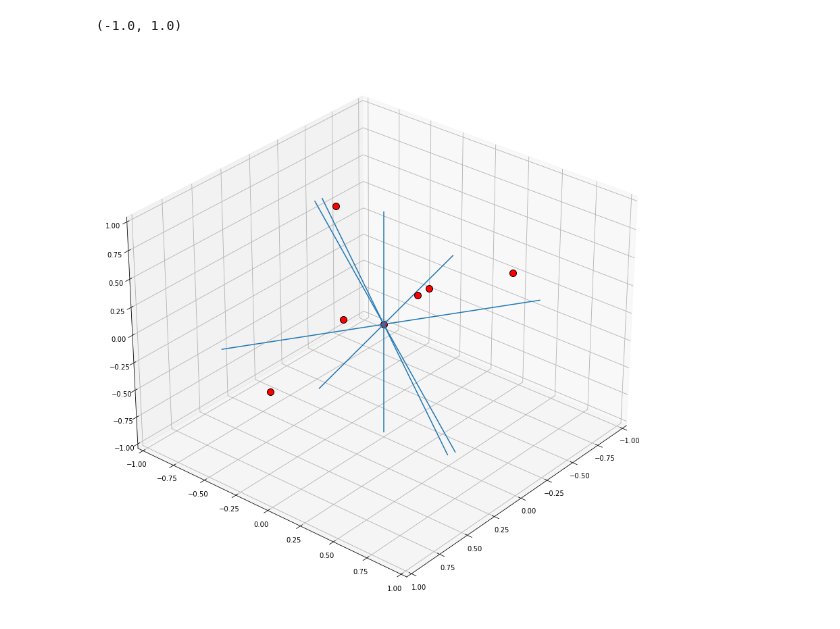
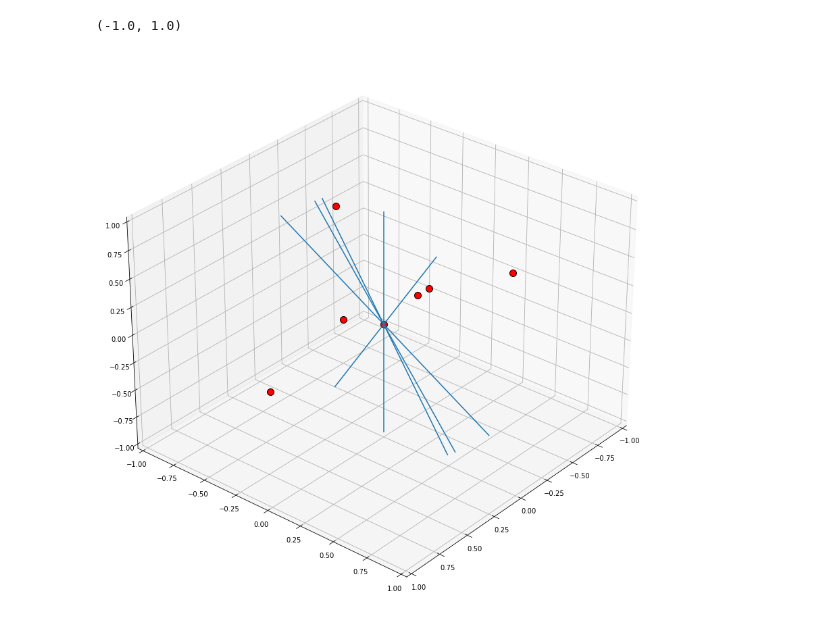
Before and after one commit to StevenVC/PajkosSummerResearch, a Jupyter notebook: programs/Axis of rotation Testing.ipynb, the cells around one changed output. Cells and saved outputs as stored; diff of their text form; code cells hidden in the pictures.

```diff
--- a/programs/Axis of rotation Testing.ipynb
+++ b/programs/Axis of rotation Testing.ipynb
@@ -63,32 +63,32 @@ p2 = np.array([7,3,6])
 p3 = np.array([3,6,8])
 p6 = np.array([-3,-5,3])
 p4 = np.array([1,0,0])
 p5 = np.array([-1,0.2,0])
 
-pointArray = np.array([p1,p2,p3,p6,p4,p5])
+pointArray = np.array([p1,p2,p3,p4,p5,p6])
 
 pointArrayNormalized = normalizeVector(pointArray)
 
 xSet = pointArrayNormalized[:,0]
 ySet = pointArrayNormalized[:,1]
 zSet = pointArrayNormalized[:,2]
 
 rotAxis = genNormalizedRotationVectorSep(xSet,ySet,zSet)
 line_segments = Line3DCollection(np.stack((rotAxis,-1*rotAxis),axis=1))
 
 fig = plt.figure(figsize = (15,15))
 ax = fig.add_subplot(111, projection='3d')
 
 ax.scatter(0,0,0,s=100, c = 'red', edgecolors = 'black')
 ax.scatter(xSet, ySet, zSet, s=100, c = 'red', edgecolors = 'black', depthshade = False)
 ax.add_collection3d(line_segments)
 # ax.plot3D(pointArrayNormalized[:,0],pointArrayNormalized[:,1],pointArrayNormalized[:,2],c='green')
 
 ax.view_init(azim=40)
 
 ax.set_xlim(-1,1)
 ax.set_ylim(-1,1)
 ax.set_zlim(-1,1)
 # %% [output]
 (-1.0, 1.0)
-[figure, old version]
+[figure, new version]
```
Also changed, not shown: parts of 1 cell of this notebook, 1 other file.
